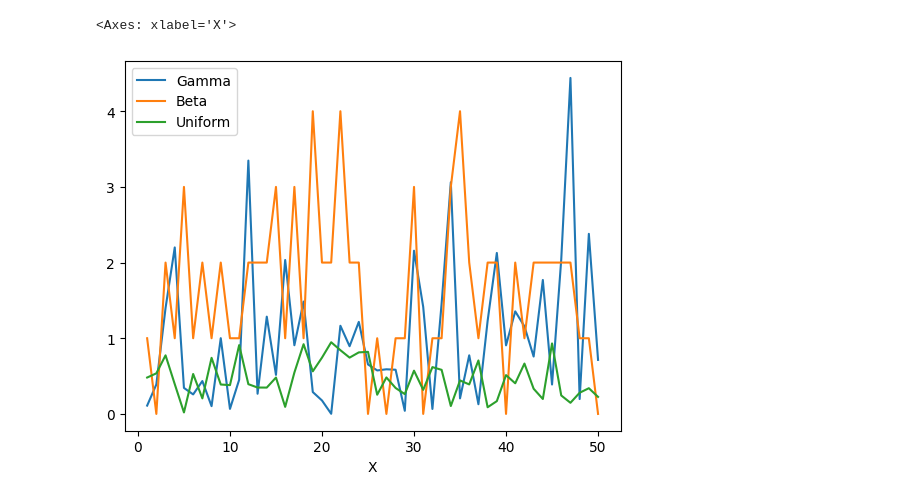
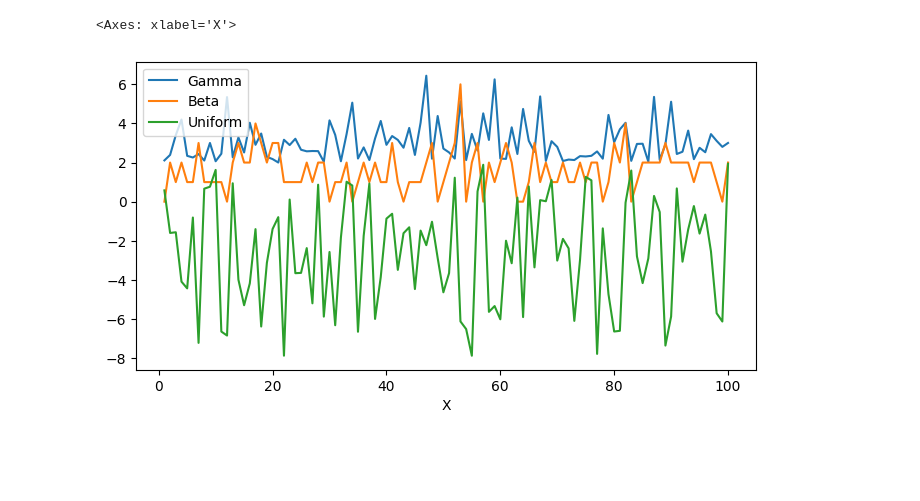
Before and after one commit to kneevin/TEAM3_REPO, a Jupyter notebook: sample.ipynb, the cells around one changed output. Drawn from its saved outputs; the diff is of its cells as text; code cells hidden in the pictures; blank space fills up the shorter version.

```diff
--- a/sample.ipynb
+++ b/sample.ipynb
@@ -5,14 +5,14 @@ import pandas as pd
 import numpy as np
 # %%
 rng = np.random.default_rng(3)
-N = 50
+N = 100
 df = pd.DataFrame({
     'X': np.arange(N) + 1,
-    'Gamma': rng.gamma(1, size=N),
+    'Gamma': rng.gamma(1, size=N) + 2,
     'Beta': rng.binomial(8, 0.2, size=N),
-    'Uniform': rng.uniform(0, 1, size=N)
+    'Uniform': rng.uniform(-8, 2, size=N)
 })
-df.plot(x='X')
+df.plot(kind='line', x='X', figsize=(8, 4))
 # %% [output]
 <Axes: xlabel='X'>
-[figure, old version]
+[figure, new version]
```
Also changed, not shown: parts of 1 cell of this notebook, 2 other files.
